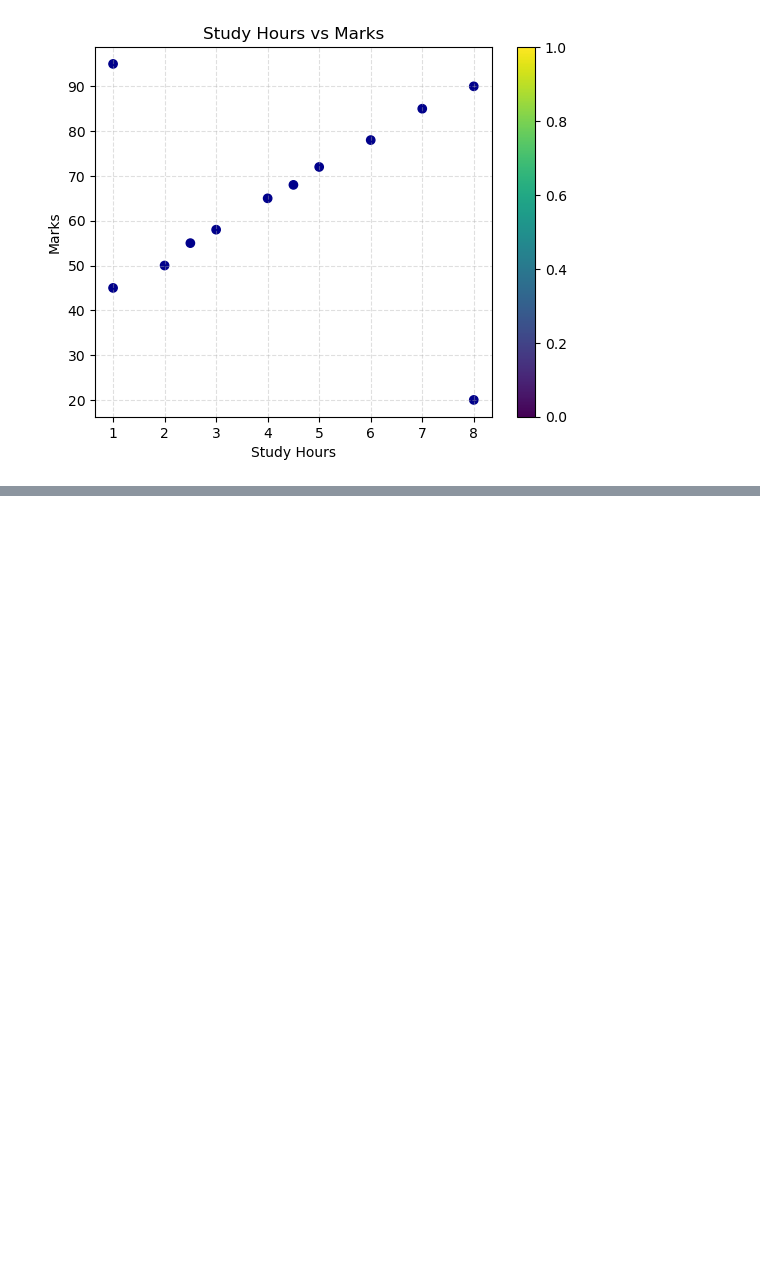
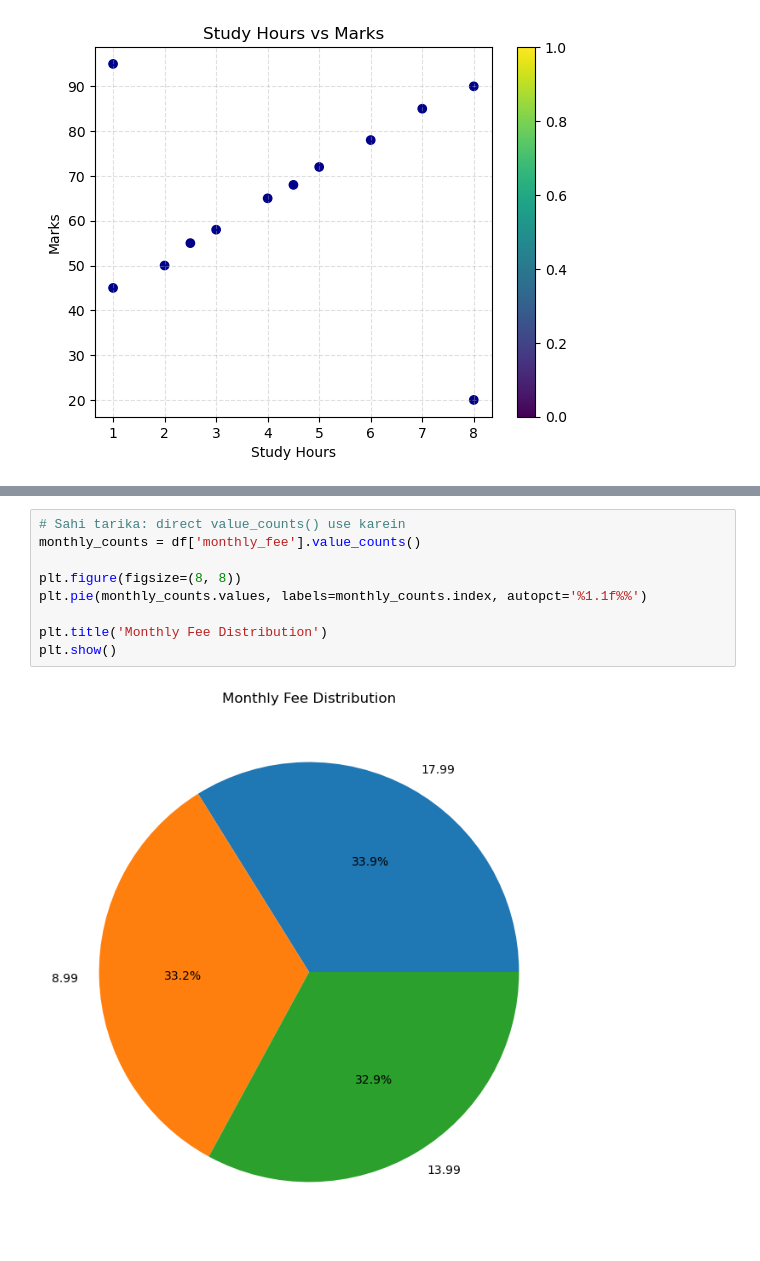
Before and after one commit to muhammadabid236159/AI-100-days-, a Jupyter notebook: 09_Data_Visualization/day25_data_visualization.ipynb, the cells around one changed output, grey strips where cells are left out. Drawn from its saved outputs; the diff is of its cells as text; blank space fills up the shorter version.

```diff
--- a/09_Data_Visualization/day25_data_visualization.ipynb
+++ b/09_Data_Visualization/day25_data_visualization.ipynb
@@ -280,0 +410,11 @@ plt.show()
+# %%
+# Sahi tarika: direct value_counts() use karein
+monthly_counts = df['monthly_fee'].value_counts()
+
+plt.figure(figsize=(8, 8))
+plt.pie(monthly_counts.values, labels=monthly_counts.index, autopct='%1.1f%%')
+
+plt.title('Monthly Fee Distribution')
+plt.show()
+# %% [output]
+[figure, added]
```
Also changed, not shown: parts of 6 cells of this notebook, 1 other file.
